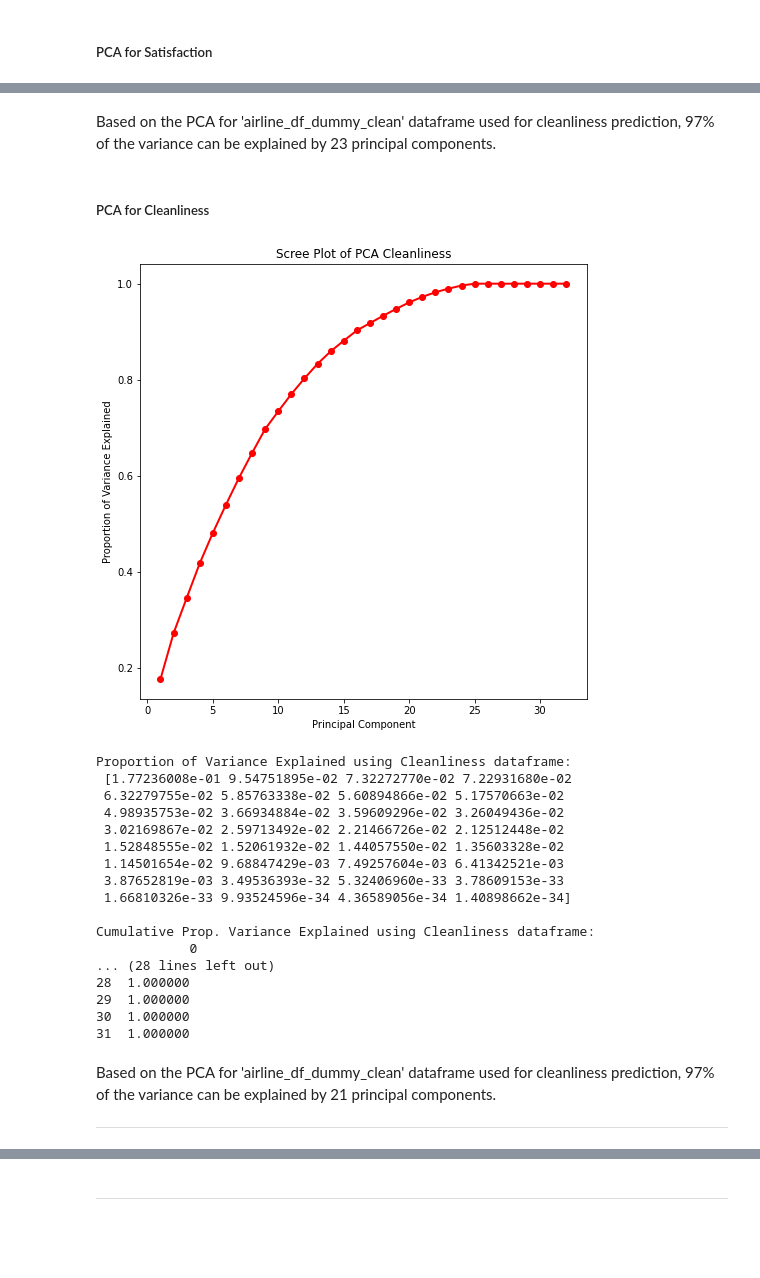
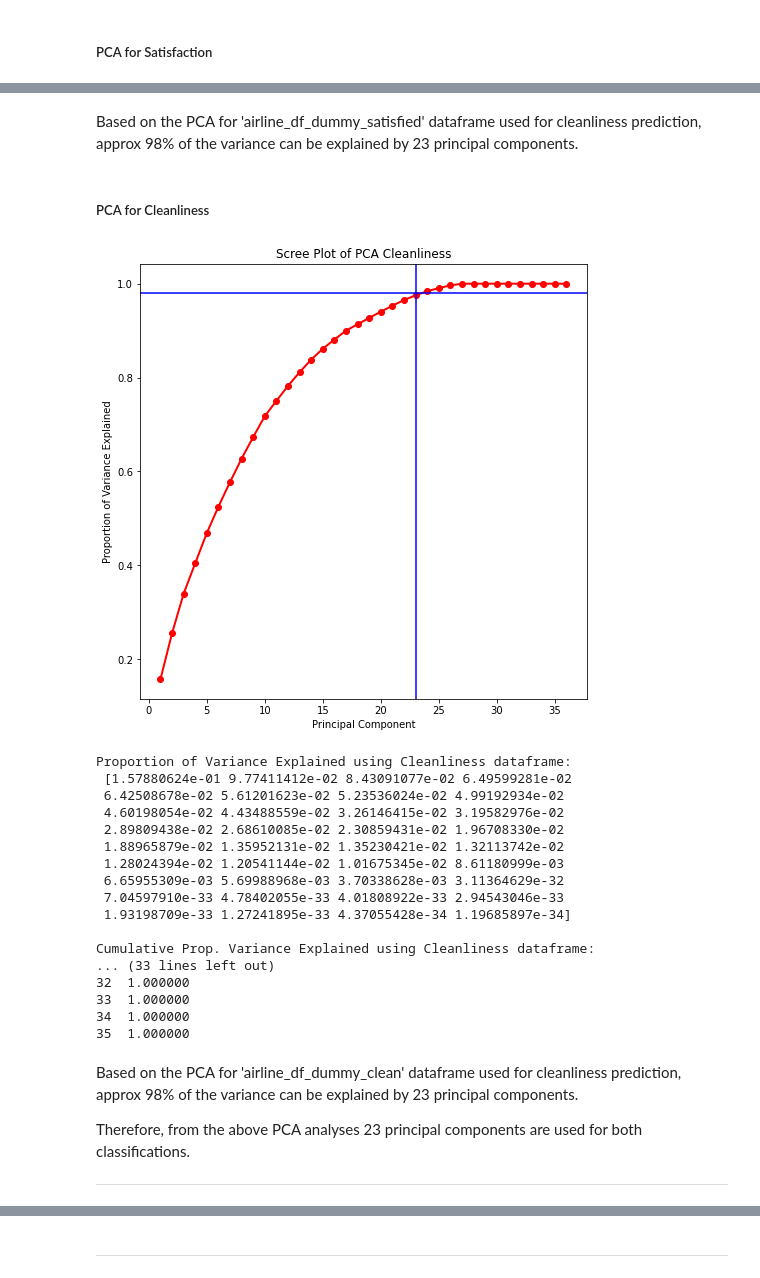
Before and after one commit to wangrenfeng0/Machine-Learning-I, a Jupyter notebook: lab2/6.20.21_Lab2 Renfeng Wang.ipynb, the cells around one changed output, grey strips where cells are left out. Cells and saved outputs as stored; diff of their text form; code cells hidden in the pictures; blank space fills up the shorter version.

```diff
--- a/lab2/6.20.21_Lab2 Renfeng Wang.ipynb
+++ b/lab2/6.20.21_Lab2 Renfeng Wang.ipynb
@@ -127,7 +125,8 @@ y_b= airline_df['clean'].copy()
 
 
 X_b = pd.get_dummies(X_b, columns=['Gender', 'customer_type','type_of_travel','customer_class',
-                                       'flight_range','age_range','satisfaction'])
+                                       'flight_range','age_range','departure_delay_range','arrival_delay_range',
+                                   'satisfaction'])
 
 if 'Gender' in X_b:
     del X_a['Gender']
@@ -222,58 +223,59 @@ Cumulative Prop. Variance Explained using Satisfaction dataframe:
 33  1.000000
 34  1.000000
 # %% [markdown]
-Based on the PCA for 'airline_df_dummy_clean' dataframe used for cleanliness prediction, 97% of the variance can be explained by 23 principal components.
+Based on the PCA for 'airline_df_dummy_satisfied' dataframe used for cleanliness prediction, approx 98% of the variance can be explained by 23 principal components.
 # %% [markdown]
 ##### PCA for Cleanliness
 # %%
 # Normalize the airline_df_dummy_clean data frame for PCA.
 airline_df_dummy_clean_scaled = airline_df_dummy_clean.drop(['clean'],axis=1).copy()
 
 airline_df_dummy_clean_scaled=pd.DataFrame(scaler.fit_transform(airline_df_dummy_clean_scaled),
                                            columns=airline_df_dummy_clean_scaled.columns)
 #airline_df_dummy_clean_scaled.head()
 
 pca_clean = PCA(n_components=len(airline_df_dummy_clean_scaled.columns), svd_solver = 'auto')
 Principal_components_clean=pca_clean.fit_transform(airline_df_dummy_clean_scaled)
-#pca_df = pd.DataFrame(data = Principal_components_clean, columns = ['PC 1', 'PC 2', 'PC 3', 'PC 4'])
-#print(pca_df)
-
 
 pc_val_clean = np.arange(pca_clean.n_components) + 1
 plt.figure(figsize=(8,8))
 
 plt.plot(pc_val_clean, pca_clean.explained_variance_ratio_.cumsum(), 'ro-', linewidth=2)
 plt.title('Scree Plot of PCA Cleanliness')
 plt.xlabel('Principal Component')
 plt.ylabel('Proportion of Variance Explained')
+plt.axhline(y=0.98, color='b', linestyle='-')
+plt.axvline(x=23, color='b', linestyle='-')
 plt.show()
 print ("Proportion of Variance Explained using Cleanliness dataframe: \n", pca_clean.explained_variance_ratio_)
 
 out_sum_ord = np.cumsum(pca_clean.explained_variance_ratio_)
 out_sum_ord = pd.DataFrame(out_sum_ord)
 print ("\nCumulative Prop. Variance Explained using Cleanliness dataframe: \n", out_sum_ord)
 # %% [output]
-[figure, old version]
+[figure, new version]
 Proportion of Variance Explained using Cleanliness dataframe:
- [1.77236008e-01 9.54751895e-02 7.32272770e-02 7.22931680e-02
- 6.32279755e-02 5.85763338e-02 5.60894866e-02 5.17570663e-02
- 4.98935753e-02 3.66934884e-02 3.59609296e-02 3.26049436e-02
- 3.02169867e-02 2.59713492e-02 2.21466726e-02 2.12512448e-02
- 1.52848555e-02 1.52061932e-02 1.44057550e-02 1.35603328e-02
- 1.14501654e-02 9.68847429e-03 7.49257604e-03 6.41342521e-03
- 3.87652819e-03 3.49536393e-32 5.32406960e-33 3.78609153e-33
- 1.66810326e-33 9.93524596e-34 4.36589056e-34 1.40898662e-34]
+ [1.57880624e-01 9.77411412e-02 8.43091077e-02 6.49599281e-02
+ 6.42508678e-02 5.61201623e-02 5.23536024e-02 4.99192934e-02
+ 4.60198054e-02 4.43488559e-02 3.26146415e-02 3.19582976e-02
+ 2.89809438e-02 2.68610085e-02 2.30859431e-02 1.96708330e-02
+ 1.88965879e-02 1.35952131e-02 1.35230421e-02 1.32113742e-02
+ 1.28024394e-02 1.20541144e-02 1.01675345e-02 8.61180999e-03
+ 6.65955309e-03 5.69988968e-03 3.70338628e-03 3.11364629e-32
+ 7.04597910e-33 4.78402055e-33 4.01808922e-33 2.94543046e-33
+ 1.93198709e-33 1.27241895e-33 4.37055428e-34 1.19685897e-34]
 
 Cumulative Prop. Variance Explained using Cleanliness dataframe:
-            0
-... (28 lines left out)
-28  1.000000
-29  1.000000
-30  1.000000
-31  1.000000
+... (33 lines left out)
+32  1.000000
+33  1.000000
+34  1.000000
+35  1.000000
 # %% [markdown]
-Based on the PCA for 'airline_df_dummy_clean' dataframe used for cleanliness prediction, 97% of the variance can be explained by 21 principal components.
+Based on the PCA for 'airline_df_dummy_clean' dataframe used for cleanliness prediction, approx 98% of the variance can be explained by 23 principal components.
 
+
+Therefore, from the above PCA analyses 23 principal components are used for both classifications.
 ______________
 # %% [markdown]
 ### Part 2
```
Also changed, not shown: parts of 75 cells of this notebook.
